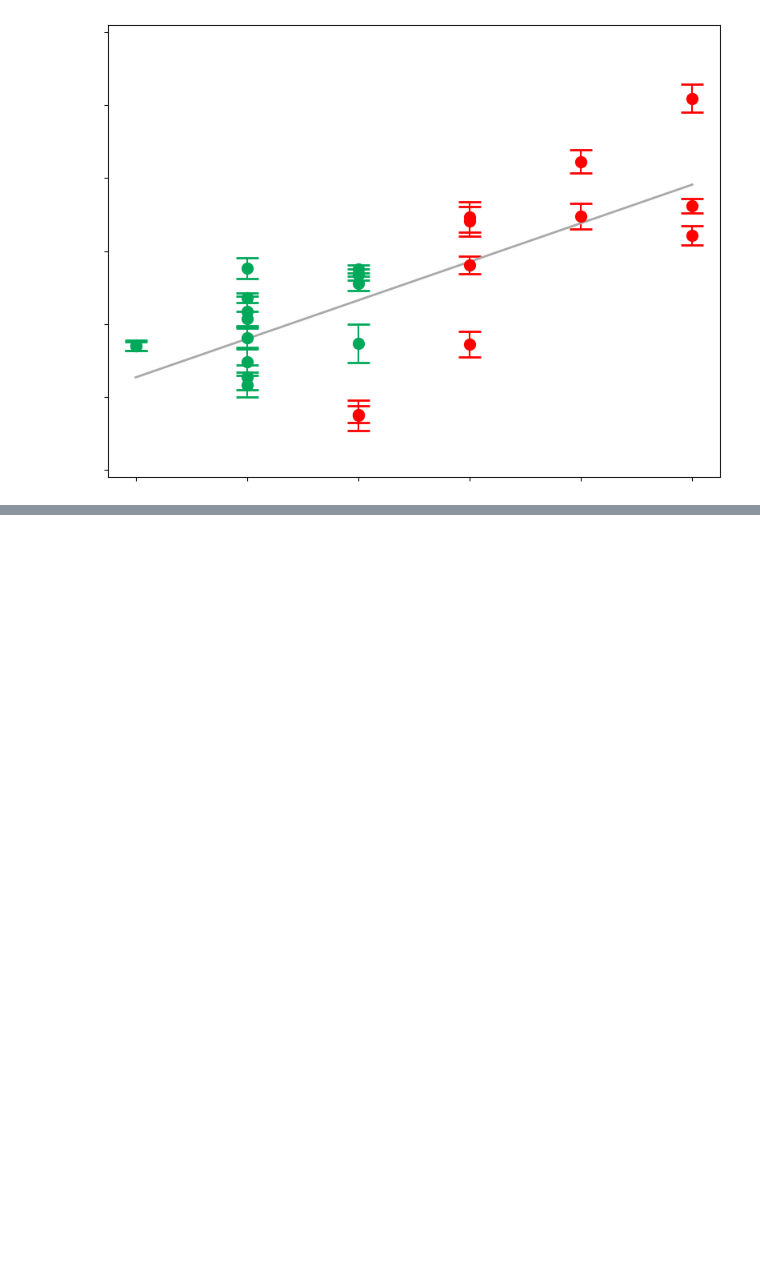
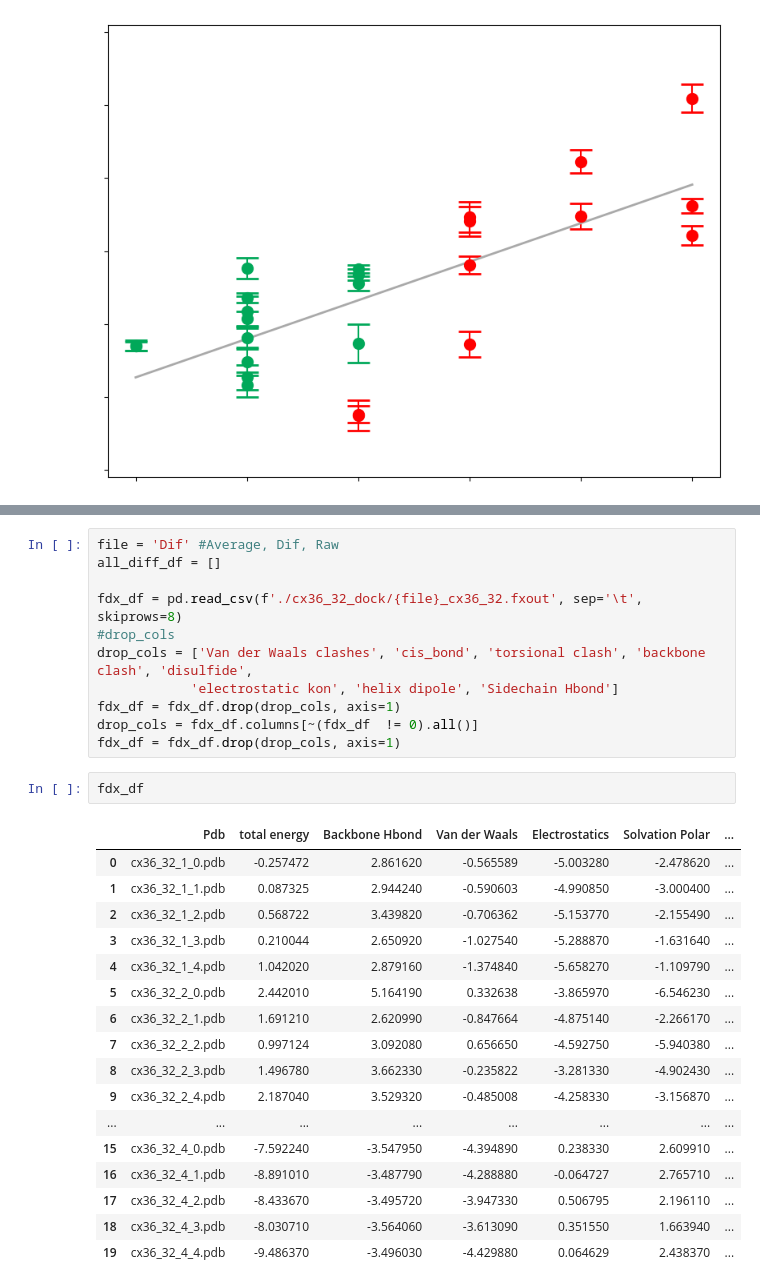
Before and after one commit to songzhihenry/Cx36_Channel_Electrostatics, a Jupyter notebook: cx36_mut_corr.ipynb, the cells around one changed output, grey strips where cells are left out. Cells and saved outputs as stored; diff of their text form; blank space fills up the shorter version.

```diff
--- a/cx36_mut_corr.ipynb
+++ b/cx36_mut_corr.ipynb
@@ -853,0 +918,31 @@ pdb
+# %%
+file = 'Dif' #Average, Dif, Raw
+all_diff_df = []
+
+fdx_df = pd.read_csv(f'./cx36_32_dock/{file}_cx36_32.fxout', sep='\t', skiprows=8)
+#drop_cols
+drop_cols = ['Van der Waals clashes', 'cis_bond', 'torsional clash', 'backbone clash', 'disulfide',
+			'electrostatic kon', 'helix dipole', 'Sidechain Hbond']
+fdx_df = fdx_df.drop(drop_cols, axis=1)
+drop_cols = fdx_df.columns[~(fdx_df  != 0).all()]
+fdx_df = fdx_df.drop(drop_cols, axis=1)
+# %%
+fdx_df
+# %% [output]
+|  | Pdb | total energy | Backbone Hbond | Van der Waals | Electrostatics | Solvation Polar | ... |
+| 0 | cx36_32_1_0.pdb | -0.257472 | 2.861620 | -0.565589 | -5.003280 | -2.478620 | ... |
+| 1 | cx36_32_1_1.pdb | 0.087325 | 2.944240 | -0.590603 | -4.990850 | -3.000400 | ... |
+| 2 | cx36_32_1_2.pdb | 0.568722 | 3.439820 | -0.706362 | -5.153770 | -2.155490 | ... |
+| 3 | cx36_32_1_3.pdb | 0.210044 | 2.650920 | -1.027540 | -5.288870 | -1.631640 | ... |
+| 4 | cx36_32_1_4.pdb | 1.042020 | 2.879160 | -1.374840 | -5.658270 | -1.109790 | ... |
+| 5 | cx36_32_2_0.pdb | 2.442010 | 5.164190 | 0.332638 | -3.865970 | -6.546230 | ... |
+| 6 | cx36_32_2_1.pdb | 1.691210 | 2.620990 | -0.847664 | -4.875140 | -2.266170 | ... |
+| 7 | cx36_32_2_2.pdb | 0.997124 | 3.092080 | 0.656650 | -4.592750 | -5.940380 | ... |
+| 8 | cx36_32_2_3.pdb | 1.496780 | 3.662330 | -0.235822 | -3.281330 | -4.902430 | ... |
+| 9 | cx36_32_2_4.pdb | 2.187040 | 3.529320 | -0.485008 | -4.258330 | -3.156870 | ... |
+| ... | ... | ... | ... | ... | ... | ... | ... |
+| 15 | cx36_32_4_0.pdb | -7.592240 | -3.547950 | -4.394890 | 0.238330 | 2.609910 | ... |
+| 16 | cx36_32_4_1.pdb | -8.891010 | -3.487790 | -4.288880 | -0.064727 | 2.765710 | ... |
+| 17 | cx36_32_4_2.pdb | -8.433670 | -3.495720 | -3.947330 | 0.506795 | 2.196110 | ... |
+| 18 | cx36_32_4_3.pdb | -8.030710 | -3.564060 | -3.613090 | 0.351550 | 1.663940 | ... |
+| 19 | cx36_32_4_4.pdb | -9.486370 | -3.496030 | -4.429880 | 0.064629 | 2.438370 | ... |
```
Also changed, not shown: parts of 16 cells of this notebook, 17 other files.
